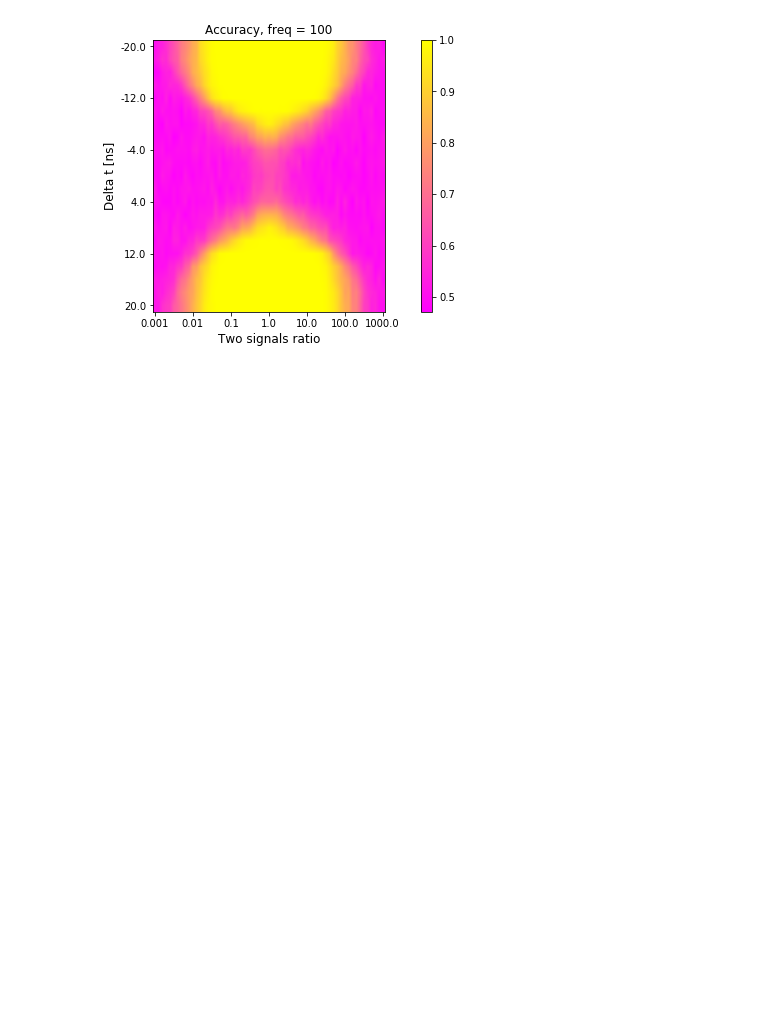
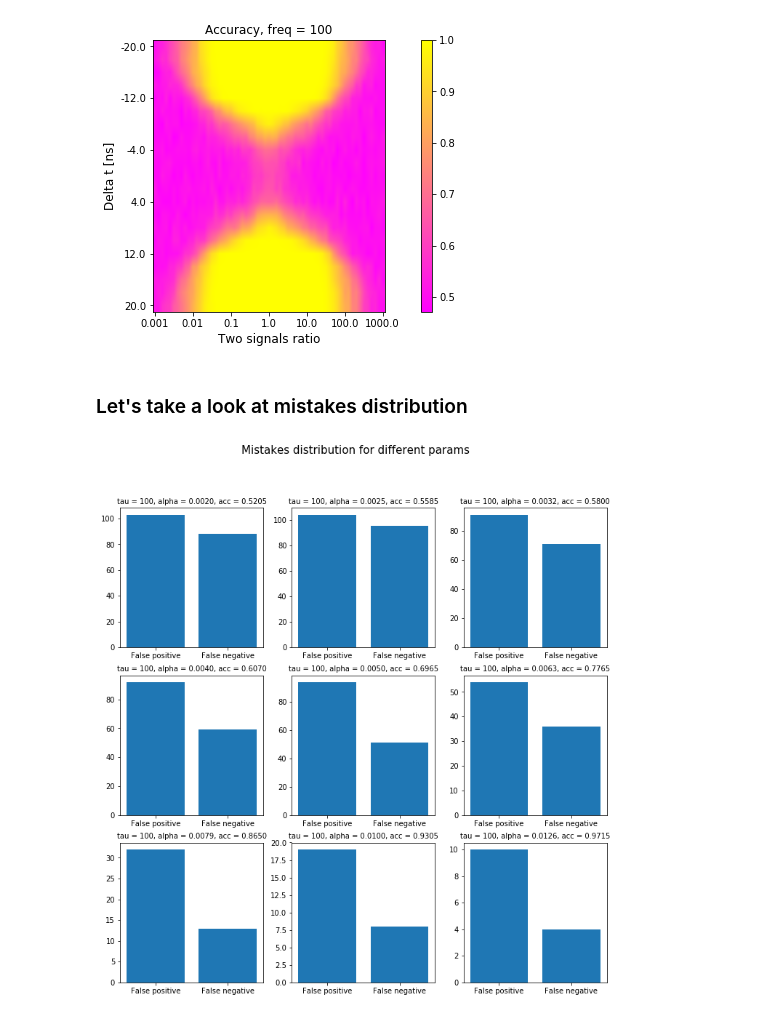
Before and after one commit to whiteRa2bit/cern_summer_project, a Jupyter notebook: problem2/classifier.ipynb, the cells around one changed output. Saved outputs shown, nothing was run; the diff lists cells and outputs as text; code cells hidden in the pictures; blank space fills up the shorter version.

Commit message:
add plots of mistakes distribution

```diff
--- a/problem2/classifier.ipynb
+++ b/problem2/classifier.ipynb
@@ -462,3 +462,40 @@ for freq in freq_values:
 [figure]
 [figure]
 [figure]
+# %% [markdown]
+### Let's take a look at mistakes distribution
+# %%
+tau = 100
+data_size = 2000
+freq = 1
+# %%
+def plot_mistakes_distr(y_test, y_pred, i):
+    plt.subplot(331 + i)
+    plt.title("tau = %i, alpha = %0.4f, acc = %0.4f" %(tau, alpha, scores_dict[tau][alpha]), fontsize=10)
+
+    fp_num = len([i for i in range(len(y_test)) if y_test[i] == 0 and y_pred[i] == 1])
+    fn_num = len([i for i in range(len(y_test)) if y_test[i] == 1 and y_pred[i] == 0])
+
+    x = np.arange(2)
+    plt.bar(x, height=[fp_num, fn_num])
+    plt.xticks(x, ['False positive','False negative'])
+# %%
+fig=plt.figure(figsize=(12, 12))
+fig.suptitle('Mistakes distribution for different params', fontsize = 15)
+
+for i, alpha in enumerate(alpha_values[3:12], 0):
+    X_origin, y_origin = get_data()
+    X, y = prepare_data(X_origin, tau, alpha, data_size=2000)
+    X = get_freq_data(X, freq=freq)
+    X_train, X_test, y_train, y_test = train_test_split(X, y, stratify=y, test_size=0.2)
+
+    pipelines = get_pipelines()
+    model = pipelines['kn']
+
+    model.fit(X_train, y_train)
+    y_pred = model.predict(X_test)
+
+    plot_mistakes_distr(y_test, y_pred, i)
+plt.show()
+# %% [output]
+[figure, added]
```
Also changed, not shown: parts of 1 cell of this notebook.
